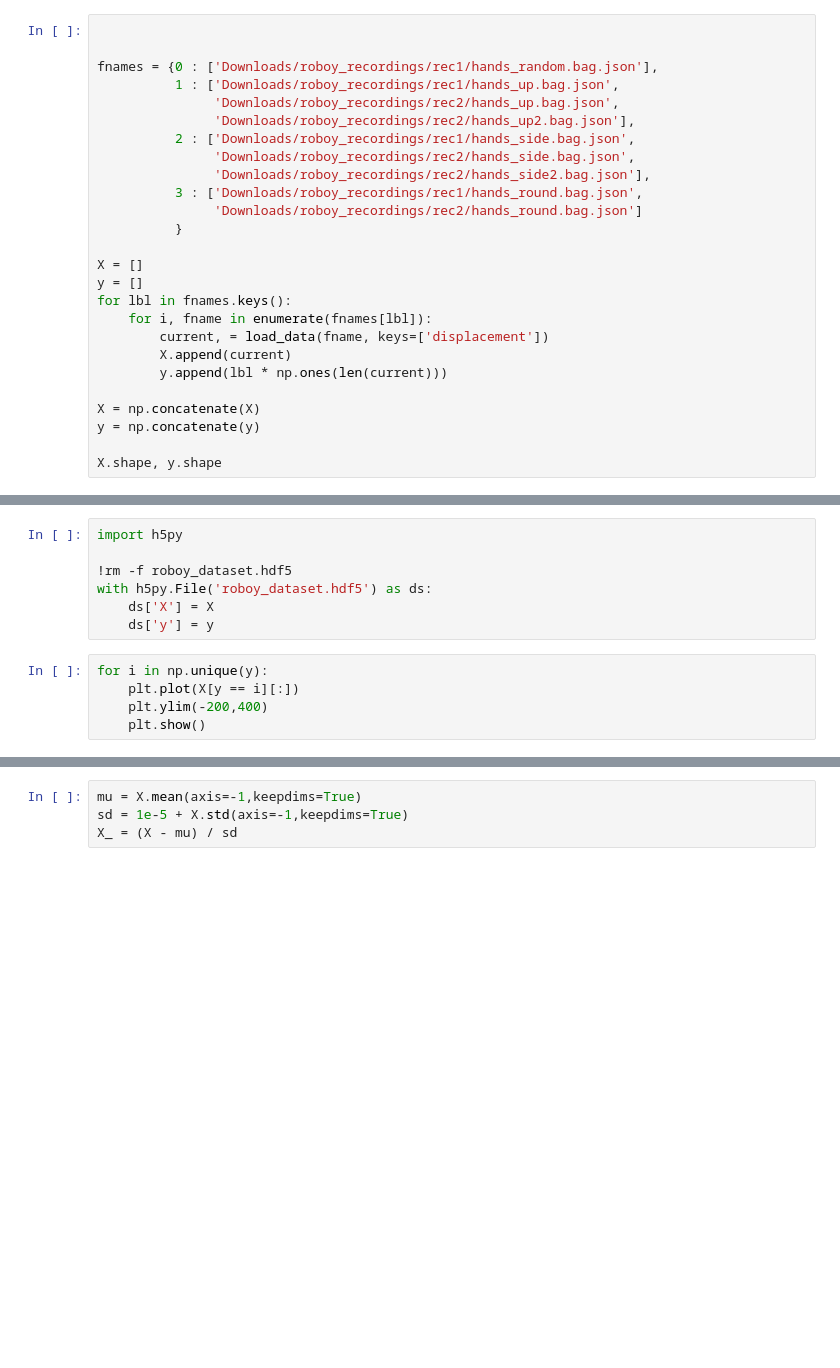
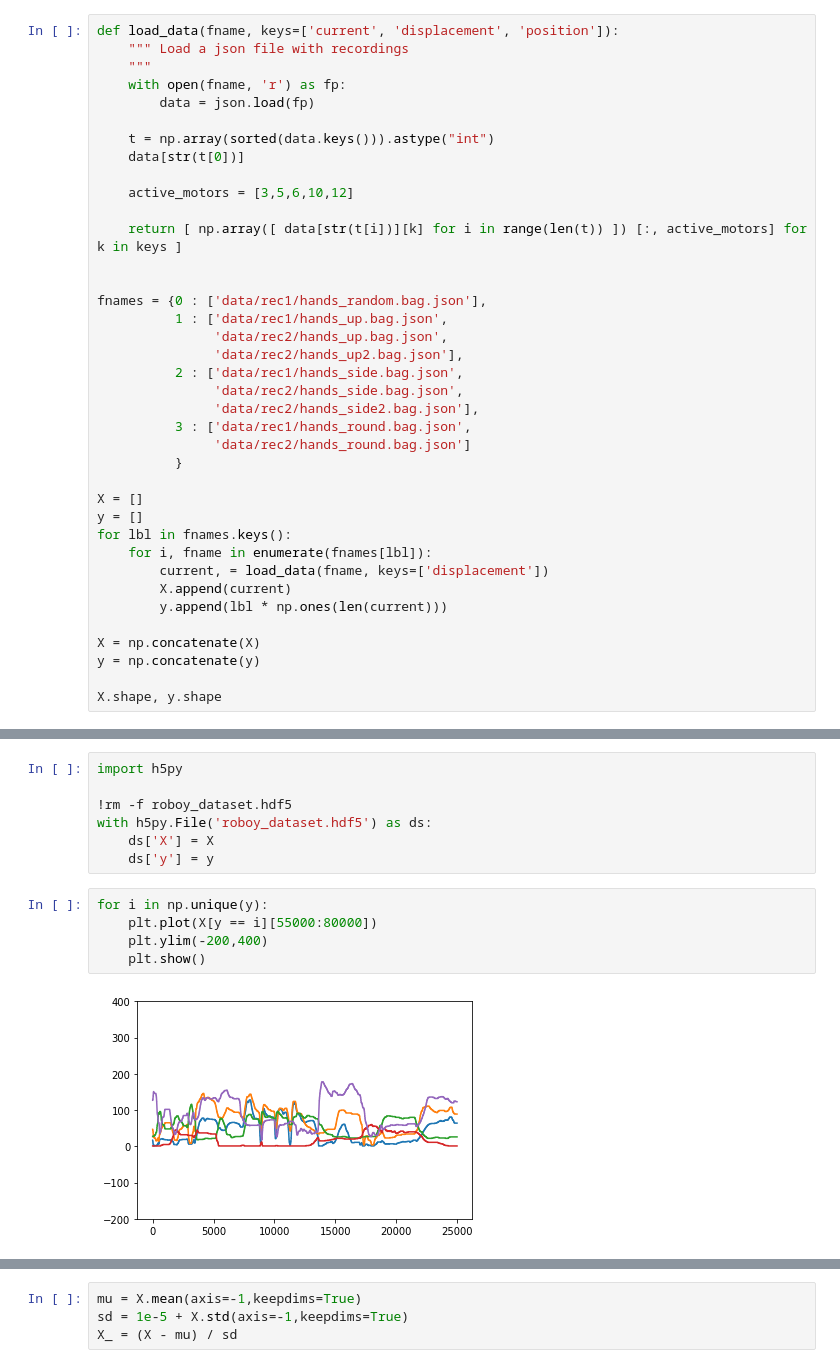
Before and after one commit to stes/sys, a Jupyter notebook: Manifold Learning for Roboy.ipynb, the cells around one changed output, grey strips where cells are left out. Drawn from its saved outputs; the diff is of its cells as text; blank space fills up the shorter version.

Commit message:
Data Exploration for different datasets
- updated converter script from rosbag -> hdf5
- added demo for data exploration and dimensionality reduction

```diff
--- a/Manifold Learning for Roboy.ipynb
+++ b/Manifold Learning for Roboy.ipynb
@@ -57,15 +11,27 @@ import pandas as pd
 # %%
+def load_data(fname, keys=['current', 'displacement', 'position']):
+    """ Load a json file with recordings
+    """
+    with open(fname, 'r') as fp:
+        data = json.load(fp)
+
+    t = np.array(sorted(data.keys())).astype("int")
+    data[str(t[0])]
+
+    active_motors = [3,5,6,10,12]
+
+    return [ np.array([ data[str(t[i])][k] for i in range(len(t)) ]) [:, active_motors] for k in keys ]
 
 
-fnames = {0 : ['Downloads/roboy_recordings/rec1/hands_random.bag.json'],
-          1 : ['Downloads/roboy_recordings/rec1/hands_up.bag.json',
-               'Downloads/roboy_recordings/rec2/hands_up.bag.json',
-               'Downloads/roboy_recordings/rec2/hands_up2.bag.json'],
-          2 : ['Downloads/roboy_recordings/rec1/hands_side.bag.json',
-               'Downloads/roboy_recordings/rec2/hands_side.bag.json',
-               'Downloads/roboy_recordings/rec2/hands_side2.bag.json'],
-          3 : ['Downloads/roboy_recordings/rec1/hands_round.bag.json',
-               'Downloads/roboy_recordings/rec2/hands_round.bag.json']
+fnames = {0 : ['data/rec1/hands_random.bag.json'],
+          1 : ['data/rec1/hands_up.bag.json',
+               'data/rec2/hands_up.bag.json',
+               'data/rec2/hands_up2.bag.json'],
+          2 : ['data/rec1/hands_side.bag.json',
+               'data/rec2/hands_side.bag.json',
+               'data/rec2/hands_side2.bag.json'],
+          3 : ['data/rec1/hands_round.bag.json',
+               'data/rec2/hands_round.bag.json']
           }
 
 X = []
@@ -89,6 +57,8 @@ with h5py.File('roboy_dataset.hdf5') as ds:
     ds['y'] = y
 # %%
 for i in np.unique(y):
-    plt.plot(X[y == i][:])
+    plt.plot(X[y == i][55000:80000])
     plt.ylim(-200,400)
     plt.show()
+# %% [output]
+[figure, added]
```
Also changed, not shown: parts of 11 cells of this notebook, 2 other files.
